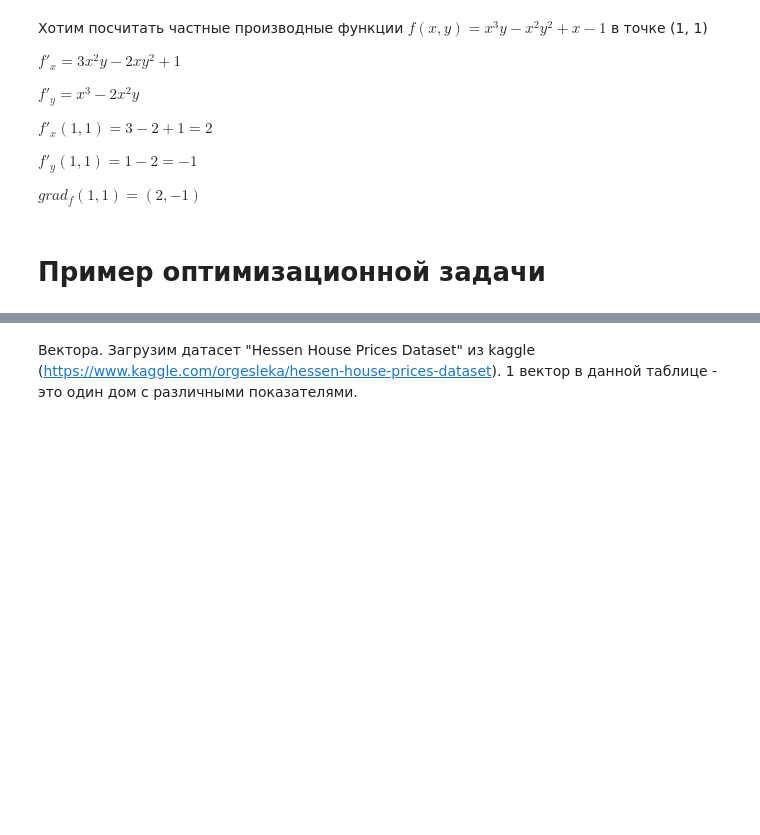
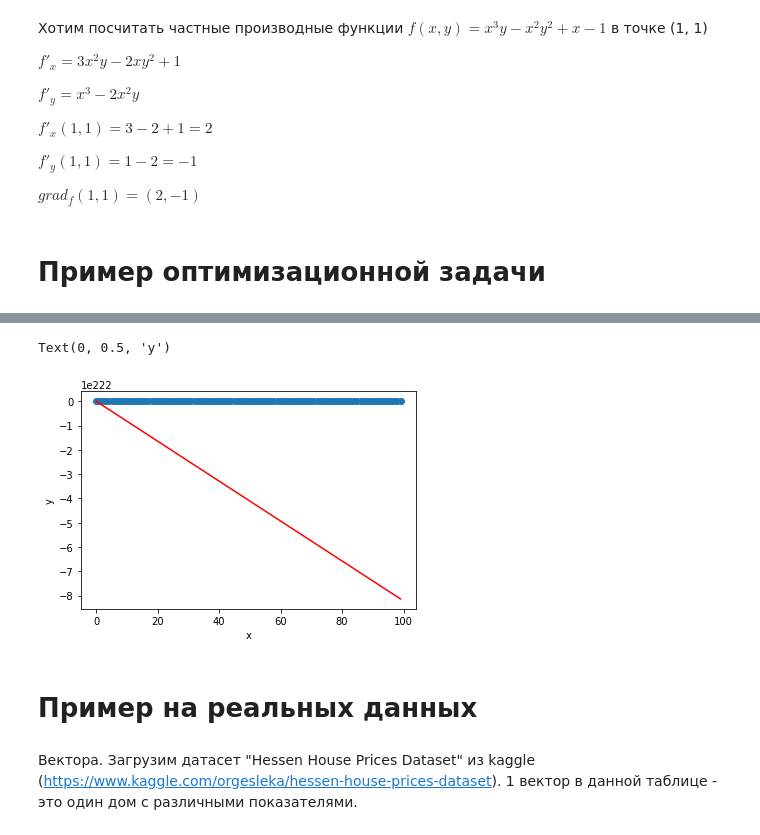
Before and after one commit to musyma/Netology-statistics, a Jupyter notebook: lecture-2.ipynb, the cells around one changed output, grey strips where cells are left out. Saved outputs shown, nothing was run; the diff lists cells and outputs as text; code cells hidden in the pictures; blank space fills up the shorter version.

```diff
--- a/lecture-2.ipynb
+++ b/lecture-2.ipynb
@@ -466,5 +463,0 @@ def func(x, c0, c1):
-# %%
-x = np.ones(2)
-c0, c1 = (1, 2)
-eps = np.sqrt(np.finfo(float).eps)
-approx_fprime(x, func, [eps, eps], c0, c1)
@@ -489,3 +539,13 @@ $grad_f(1,1) = (2, -1)$
+# %%
+plt.scatter(x[:,1], y)
+plt.plot(x[:,1], np.transpose(np.dot(x, np.transpose(theta))), 'r')
+plt.xlabel('x')
+plt.ylabel('y')
+# %% [output]
+Text(0, 0.5, 'y')
+[figure, added]
+# %% [markdown]
+# Пример на реальных данных
 # %% [markdown]
 Вектора. Загрузим датасет "Hessen House Prices Dataset" из kaggle (https://www.kaggle.com/orgesleka/hessen-house-prices-dataset). 1 вектор в данной таблице - это один дом с различными показателями.
 # %%
```
Also changed, not shown: parts of 17 cells of this notebook.
